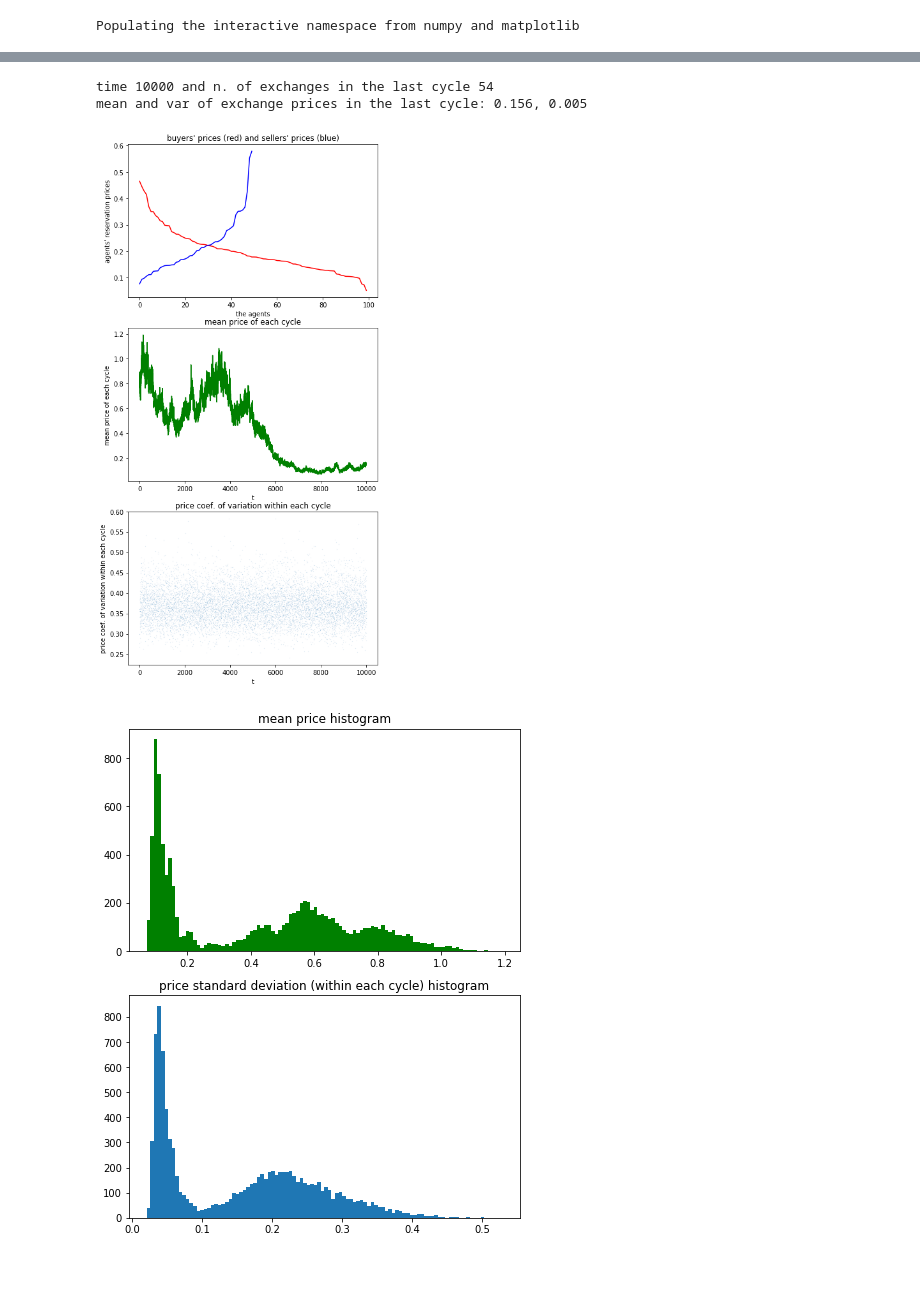
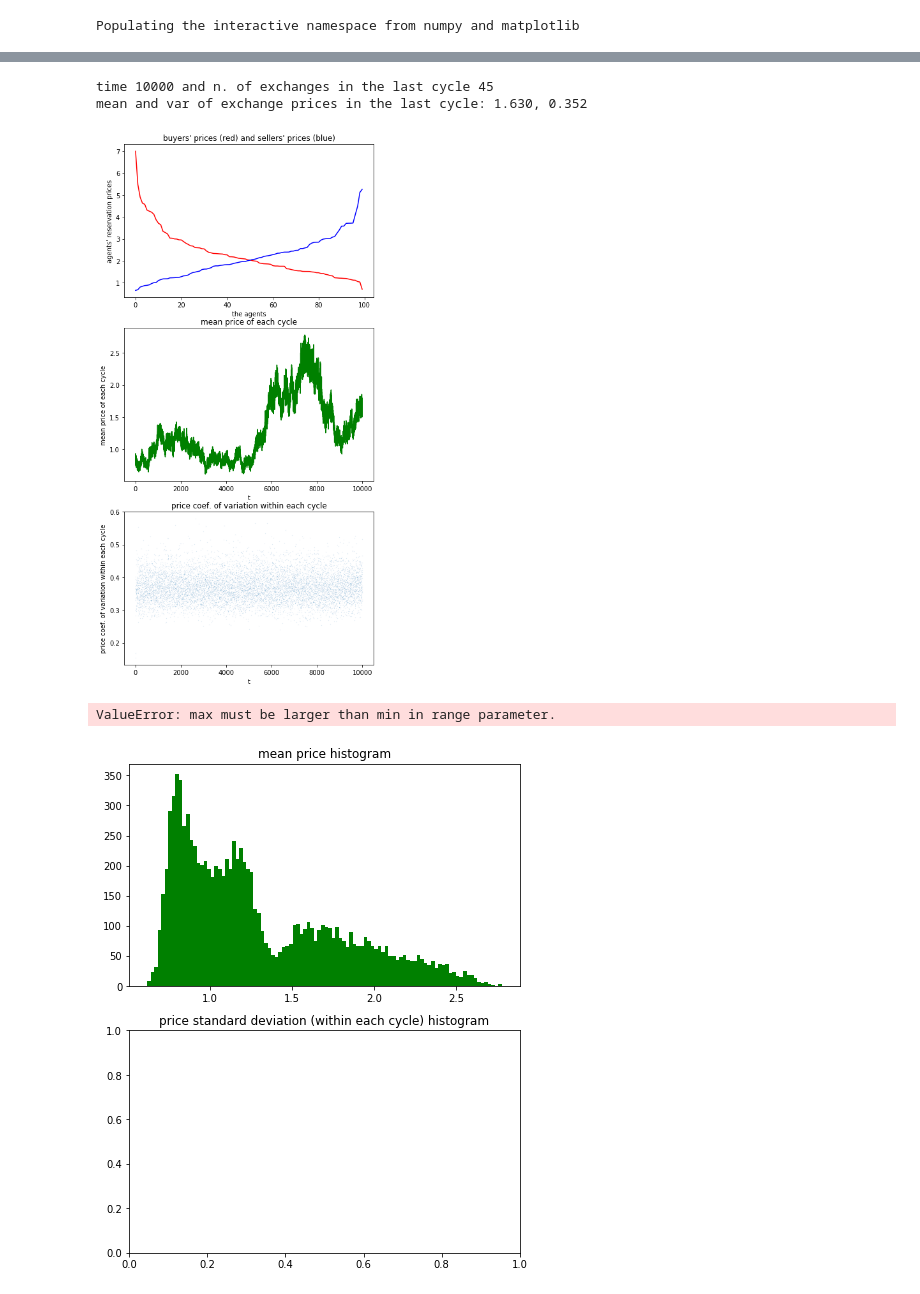
Before and after one commit to terna/microHayekianMarket, a Jupyter notebook: microHayekianMarket.ipynb, the cells around one changed output, grey strips where cells are left out. Saved outputs shown, nothing was run; the diff lists cells and outputs as text; code cells hidden in the pictures.

```diff
--- a/microHayekianMarket.ipynb
+++ b/microHayekianMarket.ipynb
@@ -66,24 +67,18 @@ meanPriceVar_ts=[]
 for t in range(1,nCycles+1):
     dealPrices=[]
     agNum=max(nBuyers,nSellers)
+    np.random.shuffle(buyerPriceList)
+    np.random.shuffle(sellerPriceList)
     for n in range(agNum):
-        i = np.random.randint(0,nBuyers)
-        j = np.random.randint(0,nSellers)
-        #print ('%2d %2d %.3f %.3f %.3f'% \
-        #      (i,j,buyerPriceList[i]-sellerPriceList[j],\
-        #       buyerPriceList[i],sellerPriceList[j]))
 
-        if buyerPriceList[i]>=sellerPriceList[j]:
-            dealPrices.append(sellerPriceList[j])
-            buyerPriceList[i] *=1/(1+np.random.uniform(d1))
-            sellerPriceList[j]*=1+np.random.uniform(d2)
+        if buyerPriceList[n]>=sellerPriceList[n]:
+            dealPrices.append(sellerPriceList[n])
+            buyerPriceList[n] *=1/(1+np.random.uniform(d1))
+            sellerPriceList[n]*=1+np.random.uniform(d2)
         else:
-            buyerPriceList[i] *=1+np.random.uniform(d1)
-            sellerPriceList[j]*=1/(1+np.random.uniform(d2))
+            buyerPriceList[n] *=1+np.random.uniform(d1)
+            sellerPriceList[n]*=1/(1+np.random.uniform(d2))
 
-        #print ('%2d %2d %.3f %.3f %.3f \n'% \
-        #      (i,j,buyerPriceList[i]-sellerPriceList[j],\
-        #       buyerPriceList[i],sellerPriceList[j]))
 
     if len(dealPrices) > 2:
         meanPrice_ts.append(s.mean(dealPrices))
@@ -106,41 +101,52 @@ for t in range(1,nCycles+1):
         plt.subplot(311)
         plt.plot(sorted(buyerPriceList,reverse=True),"r")
         plt.plot(sorted(sellerPriceList),"b")
         plt.title(\
             "buyers' prices (red) and sellers' prices (blue)")
         xlabel("the agents")
         ylabel("agents' reservation prices")
 
         plt.subplot(312)
         plt.title("mean price of each cycle")
         xlabel("t")
         ylabel("mean price of each cycle")
         plt.plot(meanPrice_ts,"g")
 
         plt.subplot(313)
         plt.title("price coef. of variation within each cycle")
         coefOfVariation=[]
         for m in range(len(meanPriceStDev_ts)):
             coefOfVariation.append(meanPriceStDev_ts[m]/
                                    meanPrice_ts[m])
         plt.plot(coefOfVariation,".",markersize=0.1)
         xlabel("t")
         ylabel("price coef. of variation within each cycle")
         show()
         #time.sleep(0.1)
 
+meanPrice_ts_hist=[]
+for k in range(len(meanPrice_ts)):
+    if not math.isnan(meanPrice_ts[k]):
+        meanPrice_ts_hist.append(meanPrice_ts[k])
+meanPriceStDev_ts_hist=[]
+for k in range(len(meanPriceStDev_ts)):
+    if not math.isnan(meanPriceStDev_ts[k]):
+        meanPriceStDev_ts_hist.append(meanPriceStDev_ts[k])
 plt.figure(2,figsize=(7,9))
 plt.subplot(211)
-plt.title("mean price histogram")
-plt.hist(meanPrice_ts,100,color="g");
+if meanPrice_ts_hist != []:
+    plt.title("mean price histogram")
+    plt.hist(meanPrice_ts_hist,100,color="g");
 plt.subplot(212)
-plt.title("price standard deviation (within each cycle) histogram")
-plt.hist(meanPriceStDev_ts,100);
+if meanPriceStDev_ts_hist != []:
+    plt.title("price standard deviation (within each cycle) histogram")
+    plt.hist(meanPriceStDev_ts_hist,100);
 # %% [output]
-time 10000 and n. of exchanges in the last cycle 54
-mean and var of exchange prices in the last cycle: 0.156, 0.005
+time 10000 and n. of exchanges in the last cycle 45
+mean and var of exchange prices in the last cycle: 1.630, 0.352
-[figure, old version]
+[figure, new version]
+ValueError: max must be larger than min in range parameter.
-[figure, old version]
+[figure, new version]
 # %%
 # unstructured case (remember the warming up step)
 meanPrice_ts=[]
```
Also changed, not shown: parts of 3 cells of this notebook, 1 other file.
